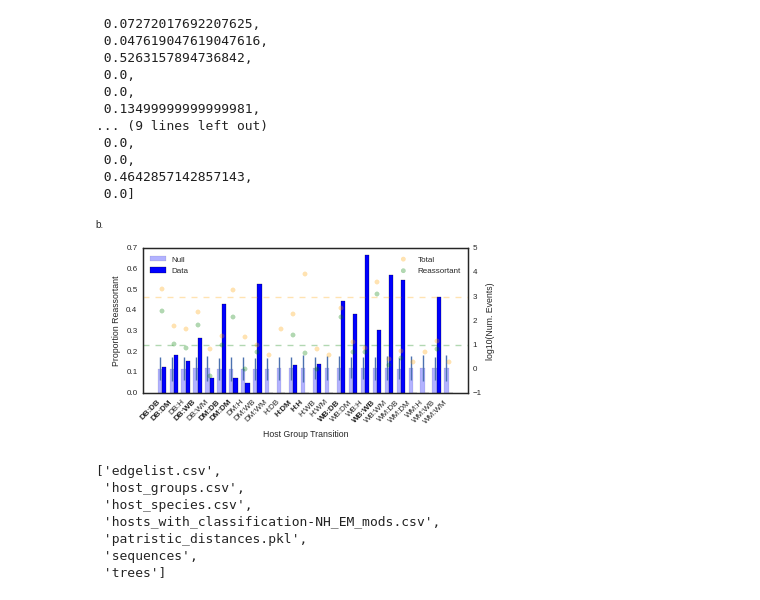
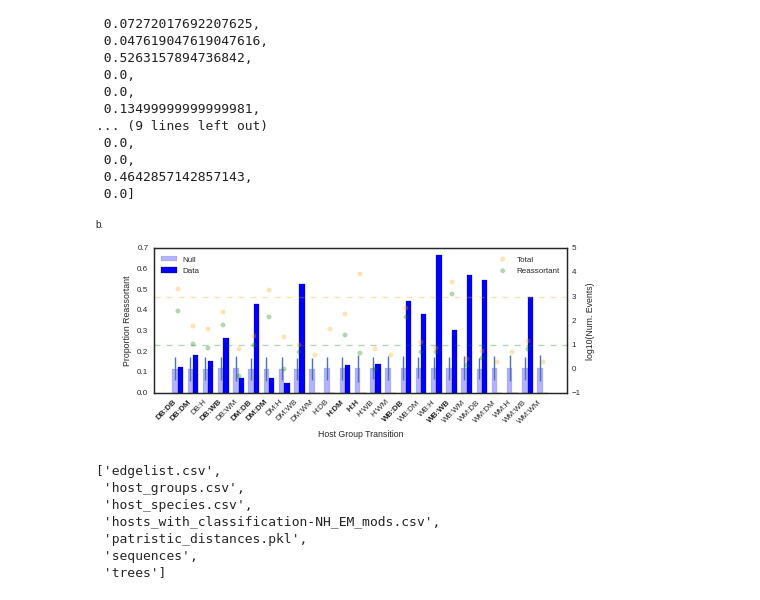
Before and after one commit to ericmjl/influenza-global-reassortment, a Jupyter notebook: Make Figure - Proportion Reassortant.ipynb, the cells around one changed output. Cells and saved outputs as stored; diff of their text form; code cells hidden in the pictures.

Commit message:
re-ran figures with modified sizes

```diff
--- a/Make Figure - Proportion Reassortant.ipynb
+++ b/Make Figure - Proportion Reassortant.ipynb
@@ -374,39 +374,39 @@ data
  0.0]
 # %%
 # Plot data vs. null model.
-fig = plt.figure(figsize=(5.5,3))
+fig = plt.figure(figsize=(7,3))
 
 ind = np.arange(len(means))
 width = 0.35
 
 ax = fig.add_subplot(1,1,1)
 ax.bar(ind, means, width=width, color='blue', label='Null', yerr=np.array(stds)*3, alpha=0.3)
 ax.bar(ind+width, data, width=width, color='blue', label='Data')
 ax.set_xticks(ind+width)
 ax.set_xticklabels(names, rotation=45, ha='right')
 ax.set_ylabel('Proportion Reassortant')
 ax.set_xlabel('Host Group Transition')
 
 for i, label in enumerate(ax.get_xaxis().get_ticklabels()):
     if log10weights[i] > 3 or log10reassort[i] > 1:
         label.set_weight('bold')
 
 ax2 = ax.twinx()
 ax2.scatter(ind+width, log10weights, color='orange', label='Total', alpha=0.3)
 ax2.scatter(ind+width, log10reassort, color='green', label='Reassortant', alpha=0.3)
 ax2.set_ylabel('log10(Num. Events)')
 ax.legend(loc='upper left')
 ax2.legend(loc='upper right')
 
 ax2.axhline(y=1, color='green', alpha=0.3, linestyle='--')
 ax2.axhline(y=3, color='orange', alpha=0.3, linestyle='--')
 
 ax.annotate('b.', xy=(0,1), xycoords='figure fraction', va='top', ha='left')
 # plt.legend()
 plt.subplots_adjust(left=0.10, right=0.92, bottom=0.23)
 plt.savefig('figures/Proportion Reassortant Ecological.pdf')
 # %% [output]
-[figure, old version]
+[figure, new version]
 # %%
 !! ls supp_data
 # %% [output]
```
